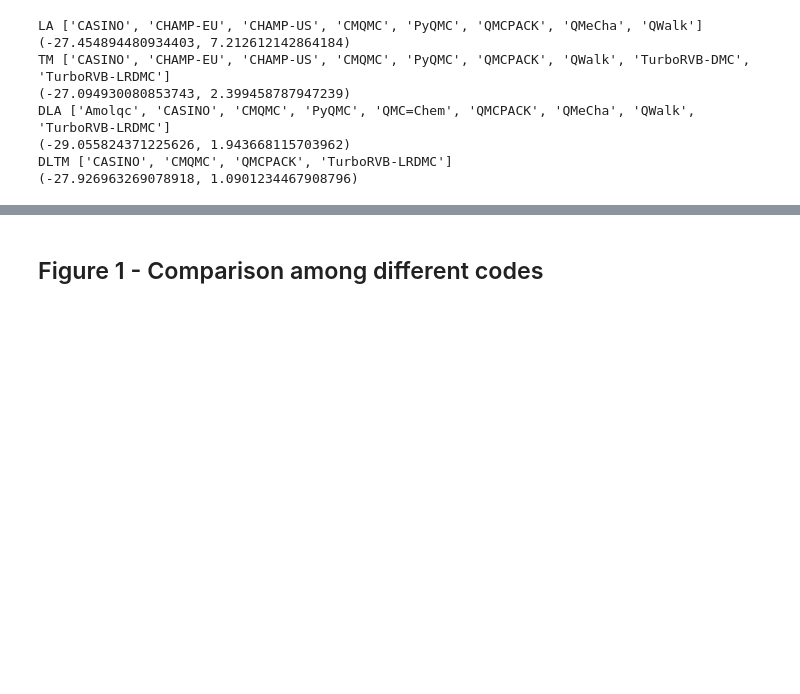
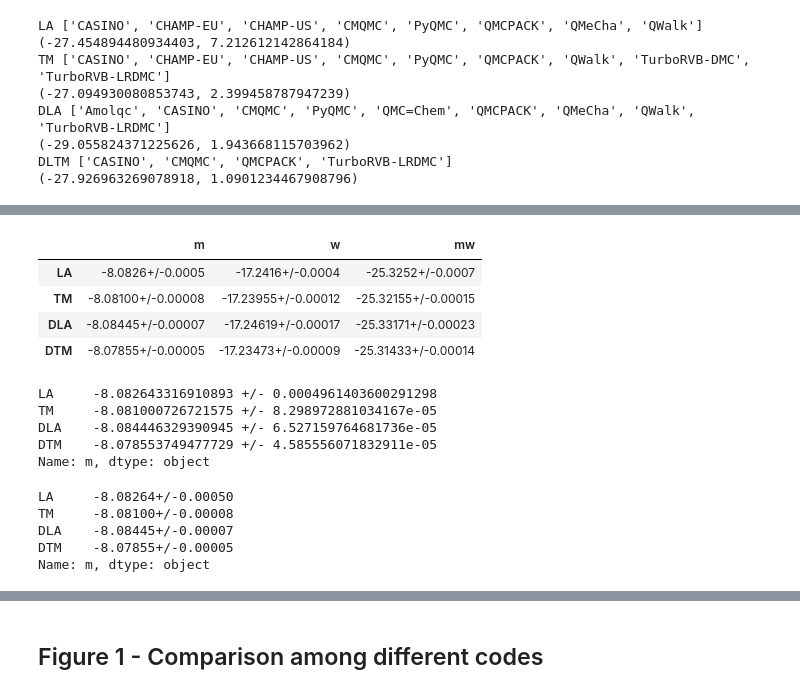
Before and after one commit to zenandrea/DMC-reproducibility, a Jupyter notebook: analysis.ipynb, the cells around one changed output, grey strips where cells are left out. Cells and saved outputs as stored; diff of their text form; code cells hidden in the pictures; blank space fills up the shorter version.

```diff
--- a/analysis.ipynb
+++ b/analysis.ipynb
@@ -978,0 +1120,24 @@ m---w DTM Ene = -25.313284699217846 +/- 0.00011527438060080015
+# %%
+mean_Etot.loc[:,['m','w','mw']]
+# %% [output]
+|  | m | w | mw |
+| LA | -8.0826+/-0.0005 | -17.2416+/-0.0004 | -25.3252+/-0.0007 |
+| TM | -8.08100+/-0.00008 | -17.23955+/-0.00012 | -25.32155+/-0.00015 |
+| DLA | -8.08445+/-0.00007 | -17.24619+/-0.00017 | -25.33171+/-0.00023 |
+| DTM | -8.07855+/-0.00005 | -17.23473+/-0.00009 | -25.31433+/-0.00014 |
+# %%
+mean_Etot.m.apply(lambda x: f'{x.n} +/- {x.s}' )
+# %% [output]
+LA     -8.082643316910893 +/- 0.0004961403600291298
+TM     -8.081000726721575 +/- 8.298972881034167e-05
+DLA    -8.084446329390945 +/- 6.527159764681736e-05
+DTM    -8.078553749477729 +/- 4.585556071832911e-05
+Name: m, dtype: object
+# %%
+mean_Etot.m.apply(lambda x: f'{x:.5f}' )
+# %% [output]
+LA     -8.08264+/-0.00050
+TM     -8.08100+/-0.00008
+DLA    -8.08445+/-0.00007
+DTM    -8.07855+/-0.00005
+Name: m, dtype: object
```
Also changed, not shown: parts of 14 cells of this notebook, 8 other files.
